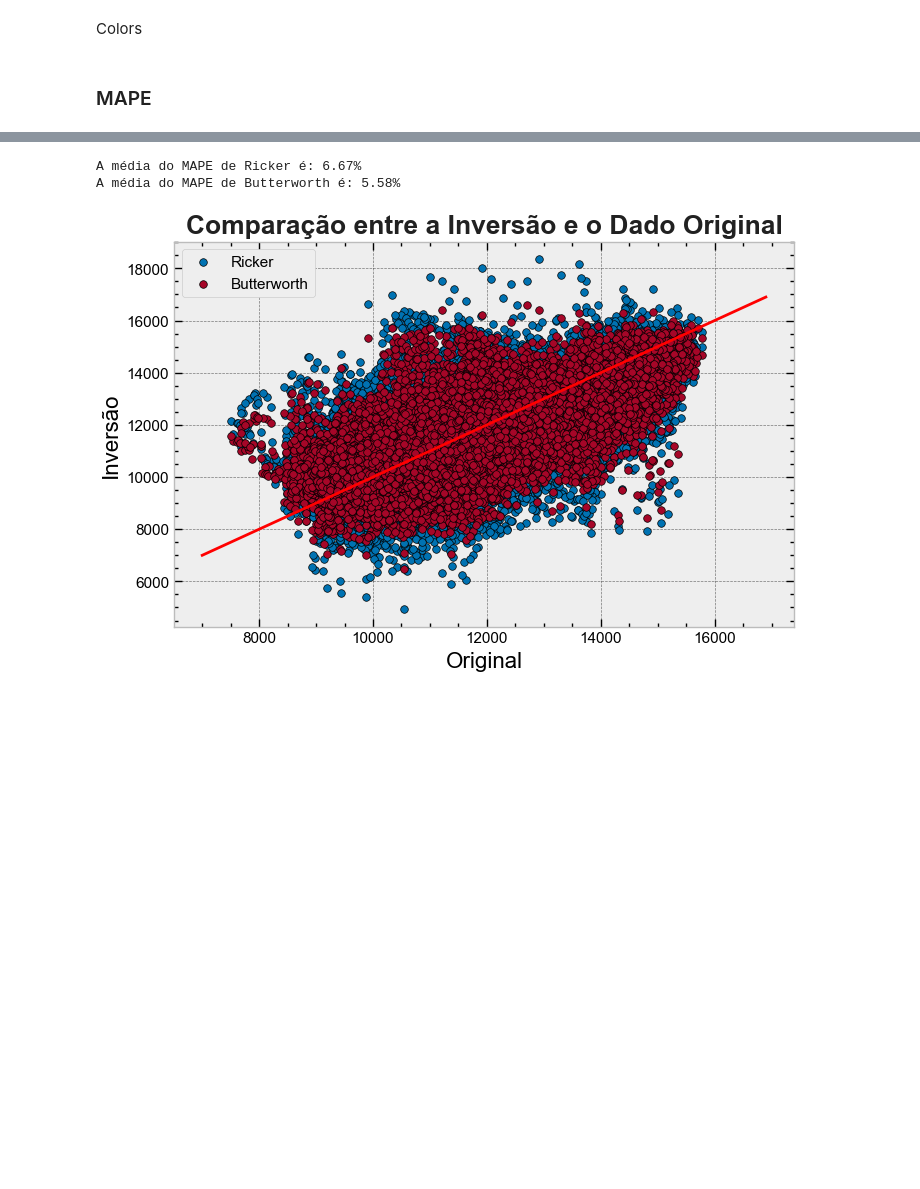
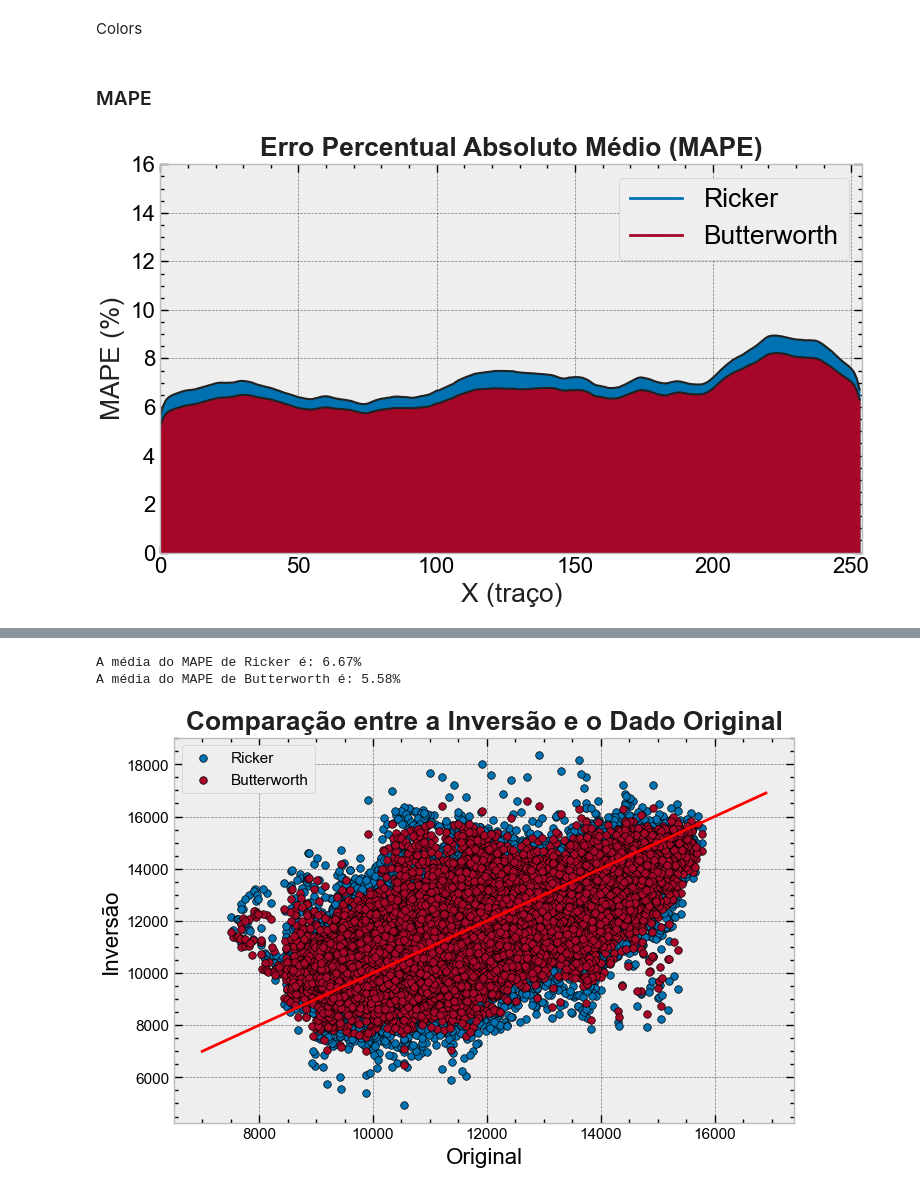
Before and after one commit to albano-a/inversion_methods_algorithms, a Jupyter notebook: statistical_analysis.ipynb, the cells around one changed output, grey strips where cells are left out. Saved outputs shown, nothing was run; the diff lists cells and outputs as text; code cells hidden in the pictures; blank space fills up the shorter version.

```diff
--- a/statistical_analysis.ipynb
+++ b/statistical_analysis.ipynb
@@ -37,6 +37,75 @@ butter_inv = inverted_impedance_final_butter
 nx, ny, nz = imp_30hz.shape
 # %% [markdown]
 ### MAPE
+# %%
+from sklearn.metrics import mean_absolute_percentage_error as MAPE
+import matplotlib.lines as mlines
+
+mape_ricker = np.zeros(nx)
+mape_butter = np.zeros(nx)
+
+for iy in range(ny):
+    mape_ricker[iy] = MAPE(imp_30hz[:, iy, :], ricker_inv[:, iy, :]) * 100
+    mape_butter[iy] = MAPE(imp_30hz[:, iy, :], butter_inv[:, iy, :]) * 100
+
+mape_ricker = np.delete(mape_ricker, slice(0, 2))
+mape_butter = np.delete(mape_butter, slice(0, 2))
+
+
+plt.figure(figsize=(8, 5))
+
+plt.plot(
+    mape_butter,
+    "-",
+    label="Butterworth",
+    ms=2,
+    linewidth=1.5,
+    color=TEXT_COLOR,
+    markeredgecolor="black",
+    markeredgewidth=0.5,
+)
+plt.fill_between(range(len(mape_butter)), mape_butter, color=PRIMARY)
+
+plt.plot(
+    mape_ricker,
+    "-",
+    label="Ricker",
+    ms=2,
+    linewidth=1.5,
+    color=TEXT_COLOR,
+    markeredgecolor="black",
+    markeredgewidth=0.5,
+)
+plt.fill_between(range(len(mape_ricker)), mape_ricker, color=SECONDARY)
+
+
+
+# Create custom legend lines
+line_ricker = mlines.Line2D(
+    [], [], color=PRIMARY, marker="_", markersize=15, label="Ricker"
+)
+line_butter = mlines.Line2D(
+    [], [], color=SECONDARY, marker="_", markersize=15, label="Butterworth"
+)
+
+plt.title(
+    "Erro Percentual Absoluto Médio (MAPE)",
+    fontsize=FONT_SIZE,
+    fontweight="bold",
+    color=TEXT_COLOR,
+)
+plt.xlabel("X (traço)", fontsize=FONT_SIZE, color=TEXT_COLOR)
+plt.ylabel("MAPE (%)", fontsize=FONT_SIZE, color=TEXT_COLOR)
+plt.tick_params(axis="both", labelsize=LABEL_SIZE)
+plt.legend(handles=[line_ricker, line_butter], loc="upper right", fontsize=FONT_SIZE)
+plt.ylim(0, 16)
+plt.xlim(0, 254)
+
+plt.tight_layout()
+plt.savefig("simposio_figs/mape.png", dpi=500, bbox_inches="tight")
+plt.show()
+# %% [output]
+[figure, added]
 # %%
 from sklearn.metrics import mean_absolute_percentage_error as MAPE
 import matplotlib.lines as mlines
```
Also changed, not shown: parts of 1 cell of this notebook, 8 other files.
